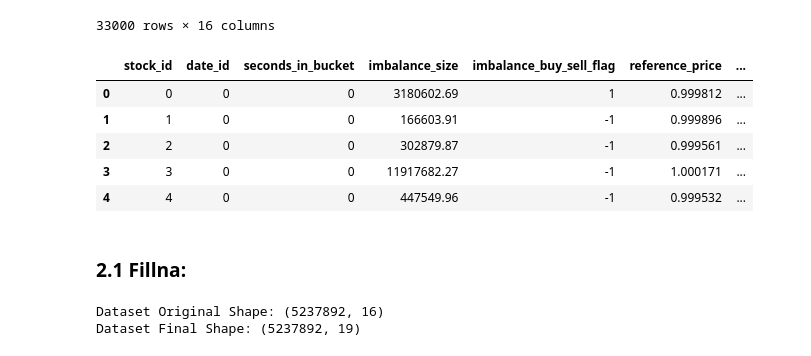
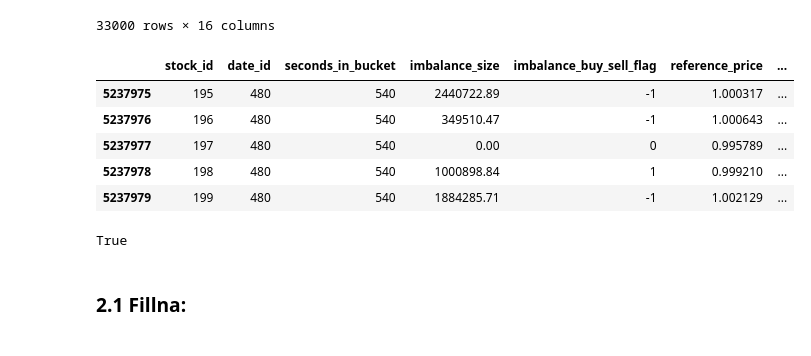
Before and after one commit to fabriziobasso/kaggle, a Jupyter notebook: Optiver_comp_v5.ipynb, the cells around one changed output. Drawn from its saved outputs; the diff is of its cells as text; code cells hidden in the pictures.

```diff
--- a/Optiver_comp_v5.ipynb
+++ b/Optiver_comp_v5.ipynb
@@ -657,19 +876,18 @@ test
 | 32999 | 199 | 480 | 540 | 1884285.71 | -1 | 1.002129 | ... |
 33000 rows × 16 columns
 # %%
-train.head()
+train.tail()
 # %% [output]
 |  | stock_id | date_id | seconds_in_bucket | imbalance_size | imbalance_buy_sell_flag | reference_price | ... |
-| 0 | 0 | 0 | 0 | 3180602.69 | 1 | 0.999812 | ... |
-| 1 | 1 | 0 | 0 | 166603.91 | -1 | 0.999896 | ... |
-| 2 | 2 | 0 | 0 | 302879.87 | -1 | 0.999561 | ... |
-| 3 | 3 | 0 | 0 | 11917682.27 | -1 | 1.000171 | ... |
-| 4 | 4 | 0 | 0 | 447549.96 | -1 | 0.999532 | ... |
+| 5237975 | 195 | 480 | 540 | 2440722.89 | -1 | 1.000317 | ... |
+| 5237976 | 196 | 480 | 540 | 349510.47 | -1 | 1.000643 | ... |
+| 5237977 | 197 | 480 | 540 | 0.00 | 0 | 0.995789 | ... |
+| 5237978 | 198 | 480 | 540 | 1000898.84 | 1 | 0.999210 | ... |
+| 5237979 | 199 | 480 | 540 | 1884285.71 | -1 | 1.002129 | ... |
+# %%
+train
+(train[train.date_id==478].target.values==revealed_targets[revealed_targets.revealed_date_id==478].revealed_target.values).all()
+# %% [output]
+True
 # %% [markdown]
 ### 2.1 Fillna:
-# %%
-%%time
-train_ = fill_nan_df(train)
-# %% [output]
-Dataset Original Shape: (5237892, 16)
-Dataset Final Shape: (5237892, 19)
```
Also changed, not shown: parts of 23 cells of this notebook.
